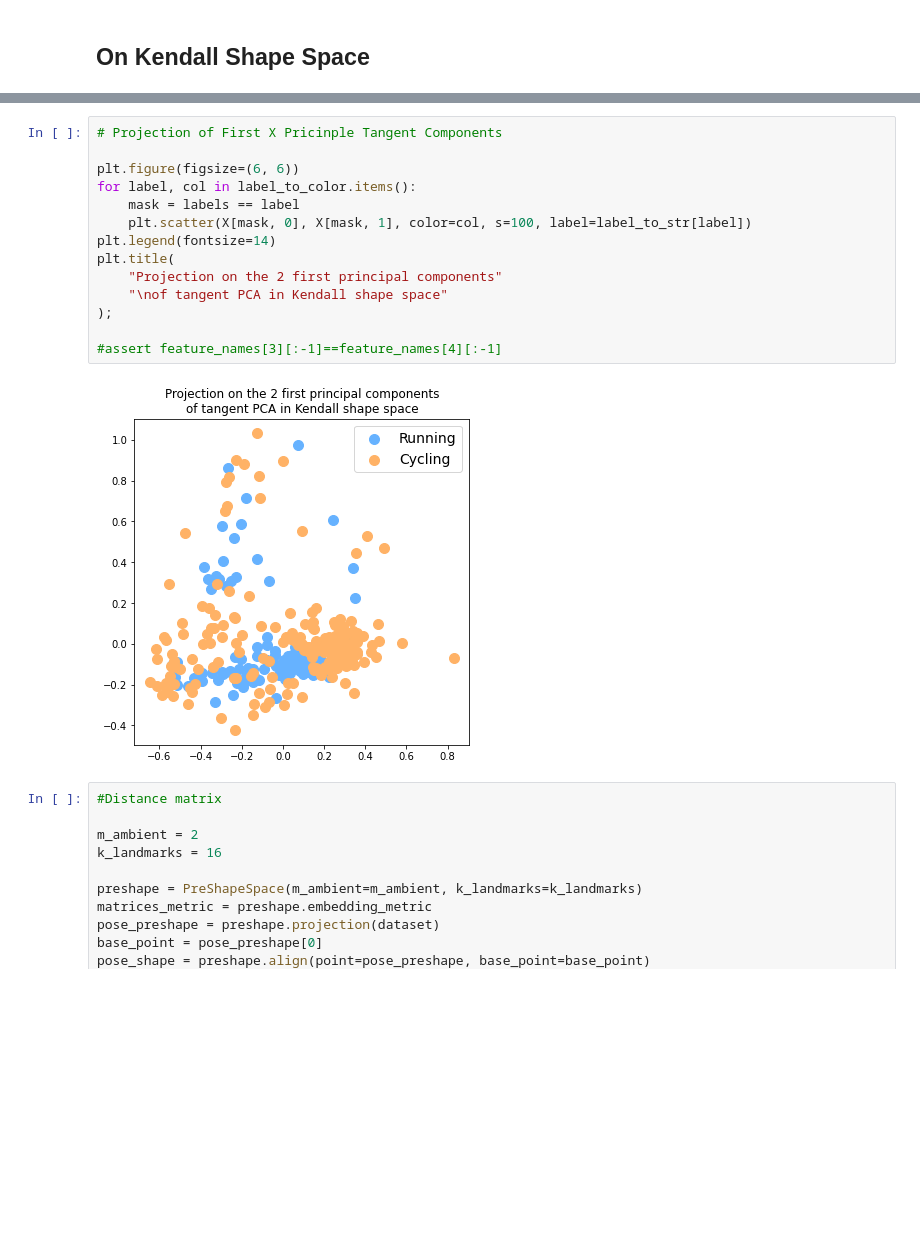
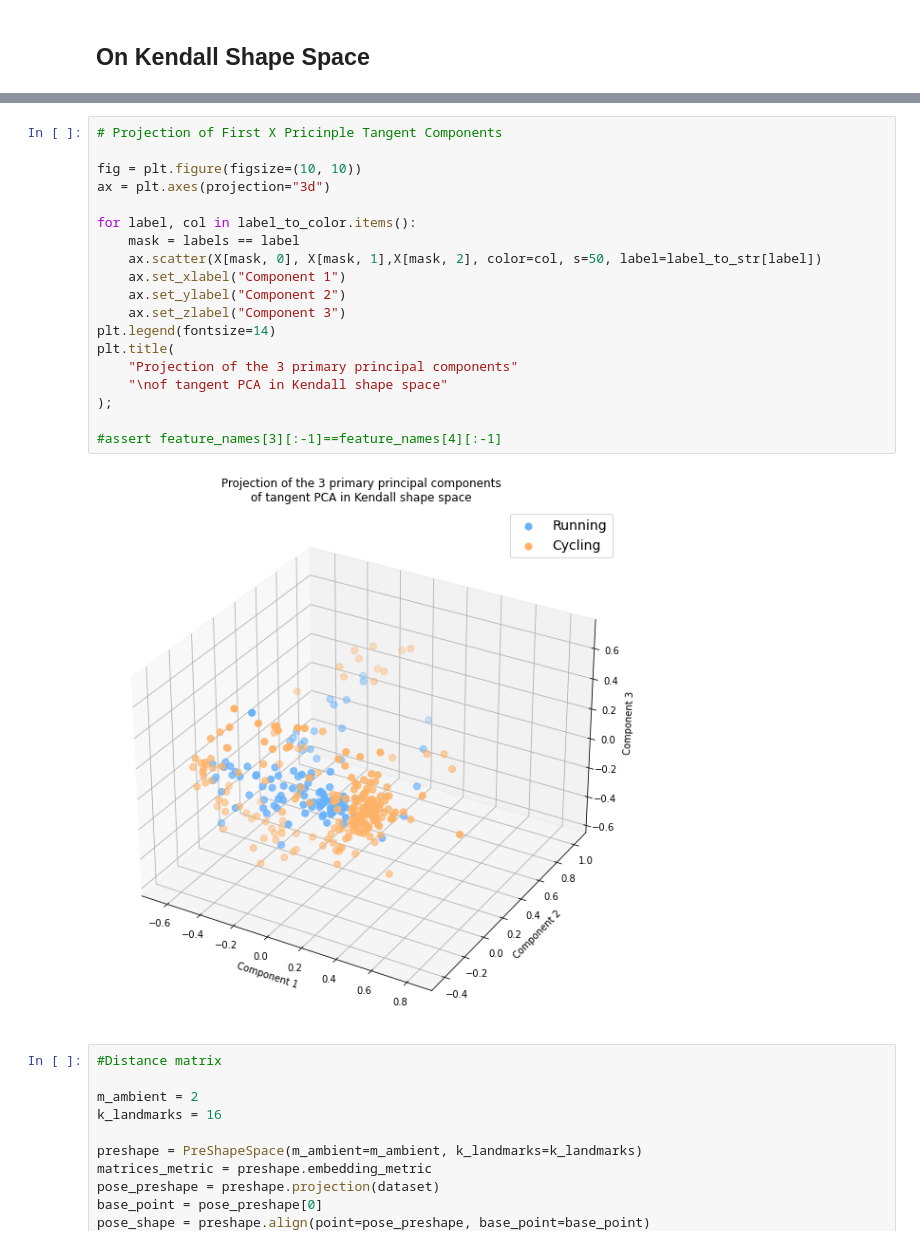
Before and after one commit to abhijithatreyat/geomstats_project, a Jupyter notebook: main.ipynb, the cells around one changed output, grey strips where cells are left out. Drawn from its saved outputs; the diff is of its cells as text; blank space fills up the shorter version.

Commit message:
3d projection of components

```diff
--- a/main.ipynb
+++ b/main.ipynb
@@ -168,19 +162,24 @@ Average Test accuracy: 0.6788000000000001
 # %%
 # Projection of First X Pricinple Tangent Components
 
-plt.figure(figsize=(6, 6))
+fig = plt.figure(figsize=(10, 10))
+ax = plt.axes(projection="3d")
+
 for label, col in label_to_color.items():
     mask = labels == label
-    plt.scatter(X[mask, 0], X[mask, 1], color=col, s=100, label=label_to_str[label])
+    ax.scatter(X[mask, 0], X[mask, 1],X[mask, 2], color=col, s=50, label=label_to_str[label])
+    ax.set_xlabel("Component 1")
+    ax.set_ylabel("Component 2")
+    ax.set_zlabel("Component 3")
 plt.legend(fontsize=14)
 plt.title(
-    "Projection on the 2 first principal components"
+    "Projection of the 3 primary principal components"
     "\nof tangent PCA in Kendall shape space"
 );
 
 #assert feature_names[3][:-1]==feature_names[4][:-1]
 # %% [output]
-[figure, old version]
+[figure, new version]
 # %%
 #Distance matrix
 
```
Also changed, not shown: parts of 9 cells of this notebook.
